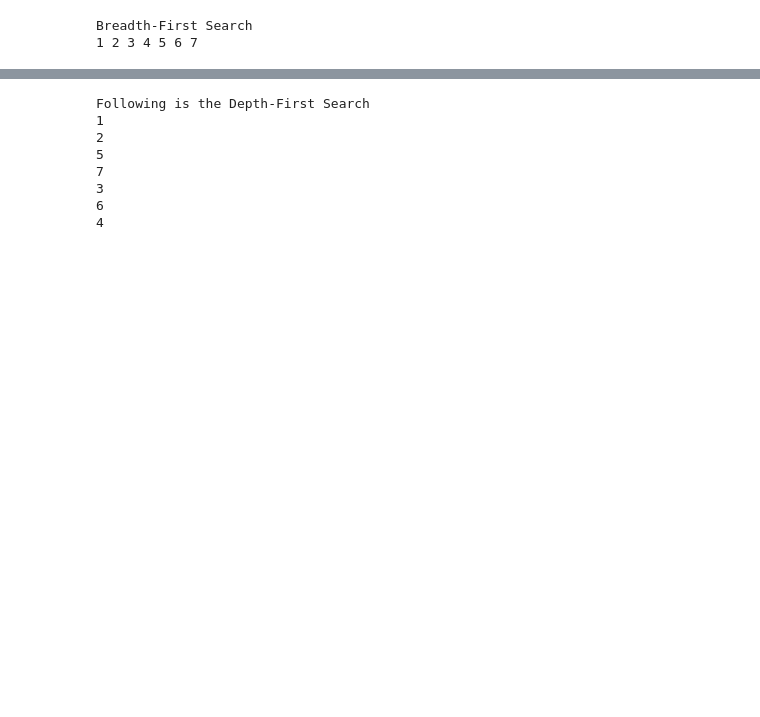
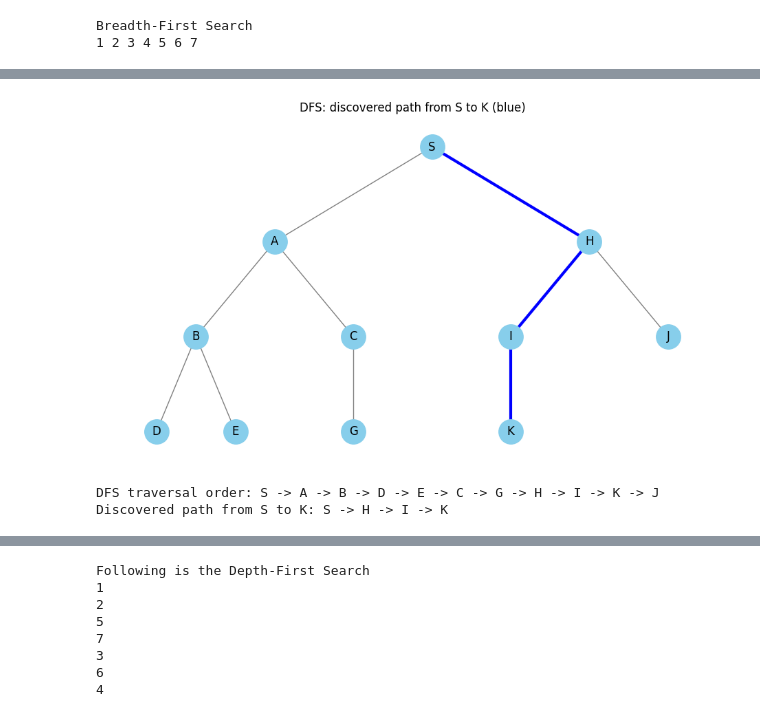
Before and after one commit to jalil-piran/AI, a Jupyter notebook: AI_2026.ipynb, the cells around one changed output, grey strips where cells are left out. Cells and saved outputs as stored; diff of their text form; code cells hidden in the pictures; blank space fills up the shorter version.

```diff
--- a/AI_2026.ipynb
+++ b/AI_2026.ipynb
@@ -64,20 +106,0 @@ The path from S to K is: S -> A -> B -> C -> D -> G -> H -> E -> F -> I -> K
-# %%
-def dfs(visited, graph, node):
-    if node not in visited:
-        visited.append(node)
-        for neighbour in graph[node]:
-            dfs(visited, graph, neighbour)
-
-G = nx.Graph()
-edges = [('S', 'A'), ('S', 'H'), ('A', 'B'), ('A', 'C'), ('B', 'D'),
-         ('B', 'E'), ('C', 'G'), ('H', 'I'), ('H', 'J'), ('I', 'K')]
-G.add_edges_from(edges)
-visited = []
-queue = []
-dfs(visited, G, 'S')
-pos = nx.nx_pydot.graphviz_layout(G, prog='dot')
-nx.draw(G, pos, with_labels=True, node_size=500, node_color='skyblue')
-nx.draw_networkx_edges(G, pos, edgelist=G.edges(), edge_color='gray')
-highlighted_edges = [(visited[i], visited[i + 1]) for i in range(len(visited) - 1)]
-nx.draw_networkx_edges(G, pos, edgelist=highlighted_edges, edge_color='blue', width=2)
-print(f"The path from S to K is: {' -> '.join(visited)}")
@@ -86,0 +111,40 @@ The path from S to K is: S -> A -> B -> D -> E -> C -> G -> H -> I -> K -> J
+# %%
+import networkx as nx
+import matplotlib.pyplot as plt
+
+def dfs_tree(graph, node, visited, order, parent):
+    visited.add(node)
+    order.append(node)
+    for neighbour in graph[node]:
+        if neighbour not in visited:
+            parent[neighbour] = node
+            dfs_tree(graph, neighbour, visited, order, parent)
+
+G = nx.Graph()
+edges = [('S', 'A'), ('S', 'H'), ('A', 'B'), ('A', 'C'), ('B', 'D'),
+         ('B', 'E'), ('C', 'G'), ('H', 'I'), ('H', 'J'), ('I', 'K')]
+G.add_edges_from(edges)
+order = []
+parent = {'S': None}
+dfs_tree(G, 'S', set(), order, parent)
+path = []
+node = 'K'
+while node is not None:
+    path.append(node)
+    node = parent[node]
+path.reverse()
+
+pos = {'S': (0, 0), 'A': (-2, -1), 'H': (2, -1),
+       'B': (-3, -2), 'C': (-1, -2), 'I': (1, -2), 'J': (3, -2),
+       'D': (-3.5, -3), 'E': (-2.5, -3), 'G': (-1, -3), 'K': (1, -3)}
+plt.figure(figsize=(9, 5))
+nx.draw(G, pos, with_labels=True, node_size=650, node_color='skyblue', edge_color='gray')
+nx.draw_networkx_edges(G, pos, edgelist=list(zip(path, path[1:])), edge_color='blue', width=3)
+plt.title('DFS: discovered path from S to K (blue)')
+plt.show()
+print('DFS traversal order:', ' -> '.join(order))
+print('Discovered path from S to K:', ' -> '.join(path))
+# %% [output]
+[figure, added]
+DFS traversal order: S -> A -> B -> D -> E -> C -> G -> H -> I -> K -> J
+Discovered path from S to K: S -> H -> I -> K
```
Also changed, not shown: parts of 24 cells of this notebook.
